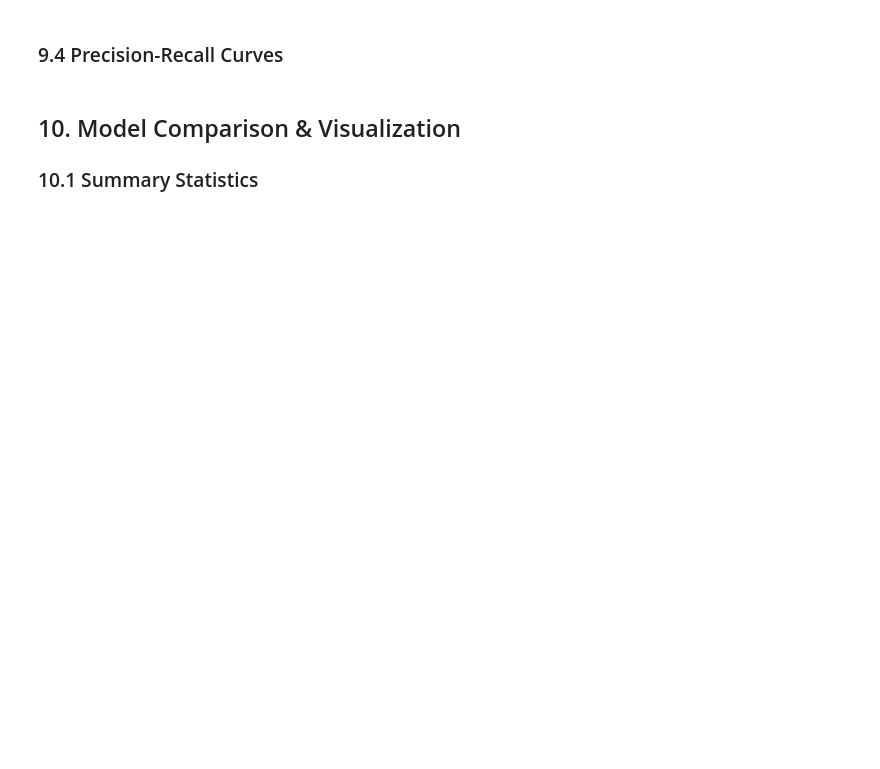
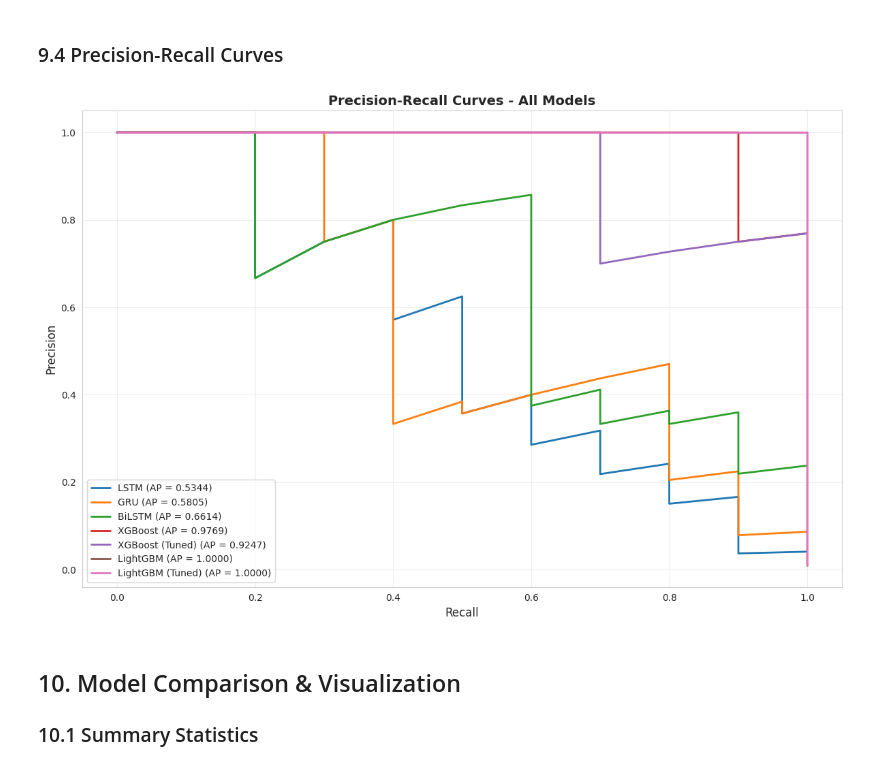
Before and after one commit to gandharyanto/ml_fraud_detection, a Jupyter notebook: fraud_detection.ipynb, the cells around one changed output. Saved outputs shown, nothing was run; the diff lists cells and outputs as text; code cells hidden in the pictures; blank space fills up the shorter version.

```diff
--- a/fraud_detection.ipynb
+++ b/fraud_detection.ipynb
@@ -1447,20 +1774,22 @@ plt.show()
 # %%
 # Plot Precision-Recall curves
 plt.figure(figsize=(12, 8))
 
 for idx, (name, (_, pred_proba)) in enumerate(models.items()):
     precision, recall, _ = precision_recall_curve(y_test, pred_proba)
     ap_score = average_precision_score(y_test, pred_proba)
     plt.plot(recall, precision, label=f'{name} (AP = {ap_score:.4f})',
              linewidth=2, color=colors[idx % len(colors)])
 
-plt.xlabel('Recall', fontsize=12)
-plt.ylabel('Precision', fontsize=12)
-plt.title('Precision-Recall Curves - All Models', fontsize=14, fontweight='bold')
-plt.legend(loc='lower left', fontsize=10)
+plt.xlabel('Recall', fontsize=14)
+plt.ylabel('Precision', fontsize=14)
+plt.title('Precision-Recall Curves - All Models', fontsize=16, fontweight='bold')
+plt.legend(loc='lower left', fontsize=12)
 plt.grid(True, alpha=0.3)
 plt.tight_layout()
 plt.show()
+# %% [output]
+[figure, added]
 # %% [markdown]
 ## 10. Model Comparison & Visualization
 
```
Also changed, not shown: parts of 64 cells of this notebook.
